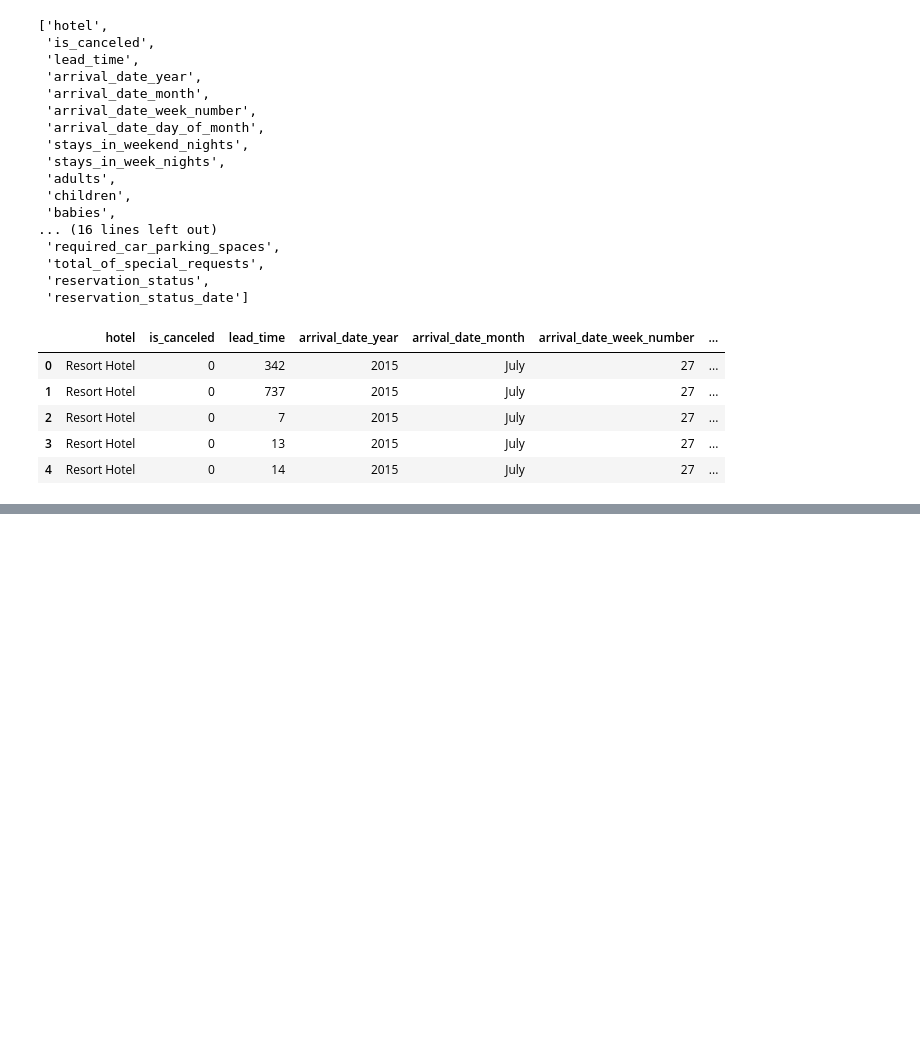
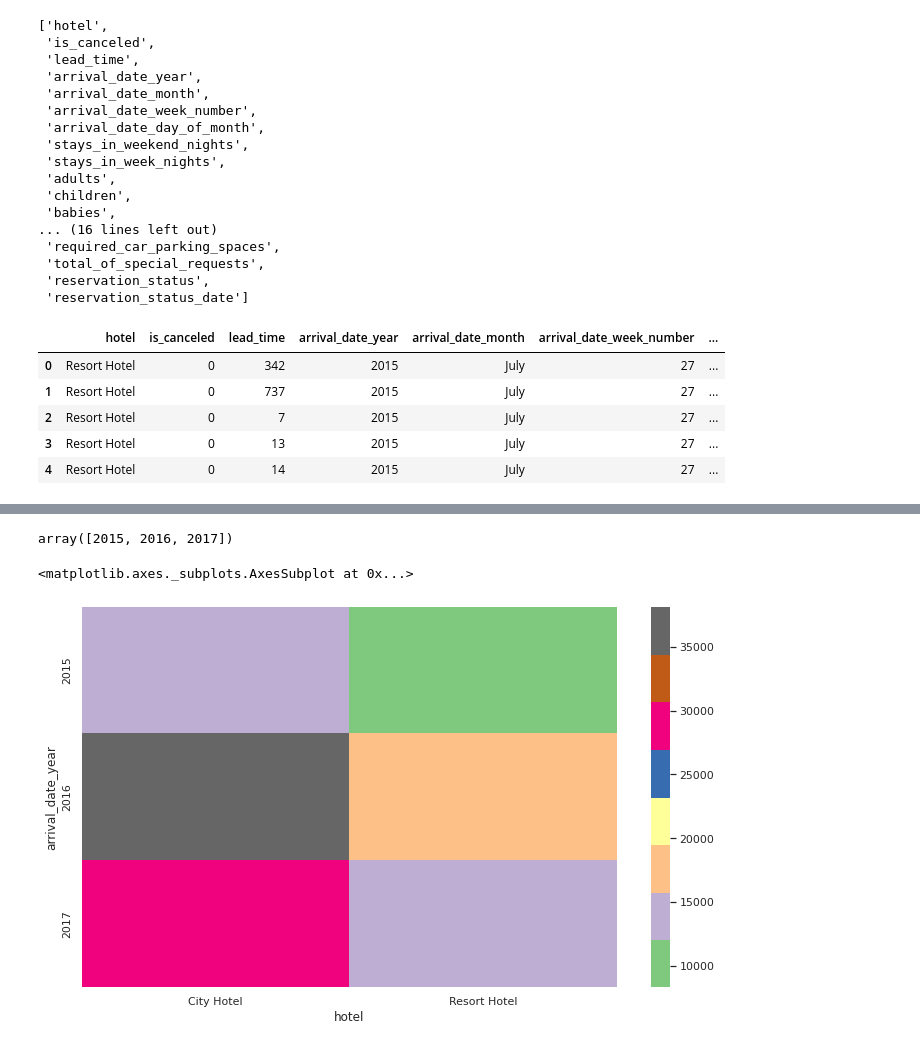
Before and after one commit to anasjy/Hotel-Booking-Analysis, a Jupyter notebook: Hotel_Booking_Analysis_Capstone_project.ipynb, the cells around one changed output, grey strips where cells are left out. Cells and saved outputs as stored; diff of their text form; code cells hidden in the pictures; blank space fills up the shorter version.

```diff
--- a/Hotel_Booking_Analysis_Capstone_project.ipynb
+++ b/Hotel_Booking_Analysis_Capstone_project.ipynb
@@ -85,0 +204,13 @@ hotel_inf.head()
+# %%
+#maximux number arrival of customer as shown:
+year_plot = hotel_inf["arrival_date_year"].unique()
+year_plot
+# %% [output]
+array([2015, 2016, 2017])
+# %%
+# graph of maximux number arrival of customer:
+sns.set(rc={'figure.figsize':(12,7)})
+sns.heatmap(pd.crosstab(hotel_inf.arrival_date_year,hotel_inf.hotel),cmap='Accent')
+# %% [output]
+<matplotlib.axes._subplots.AxesSubplot at 0x...>
+[figure, added]
```
Also changed, not shown: parts of 10 cells of this notebook.
